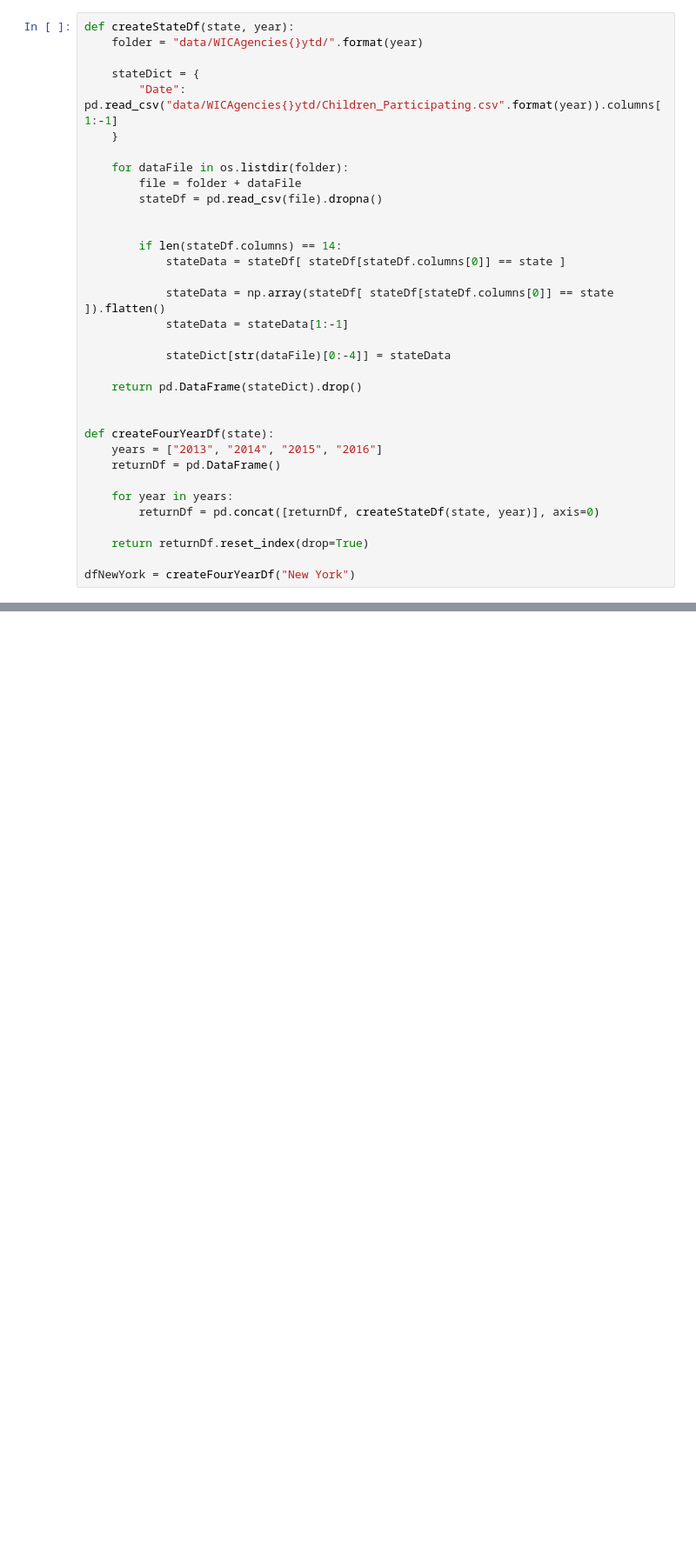
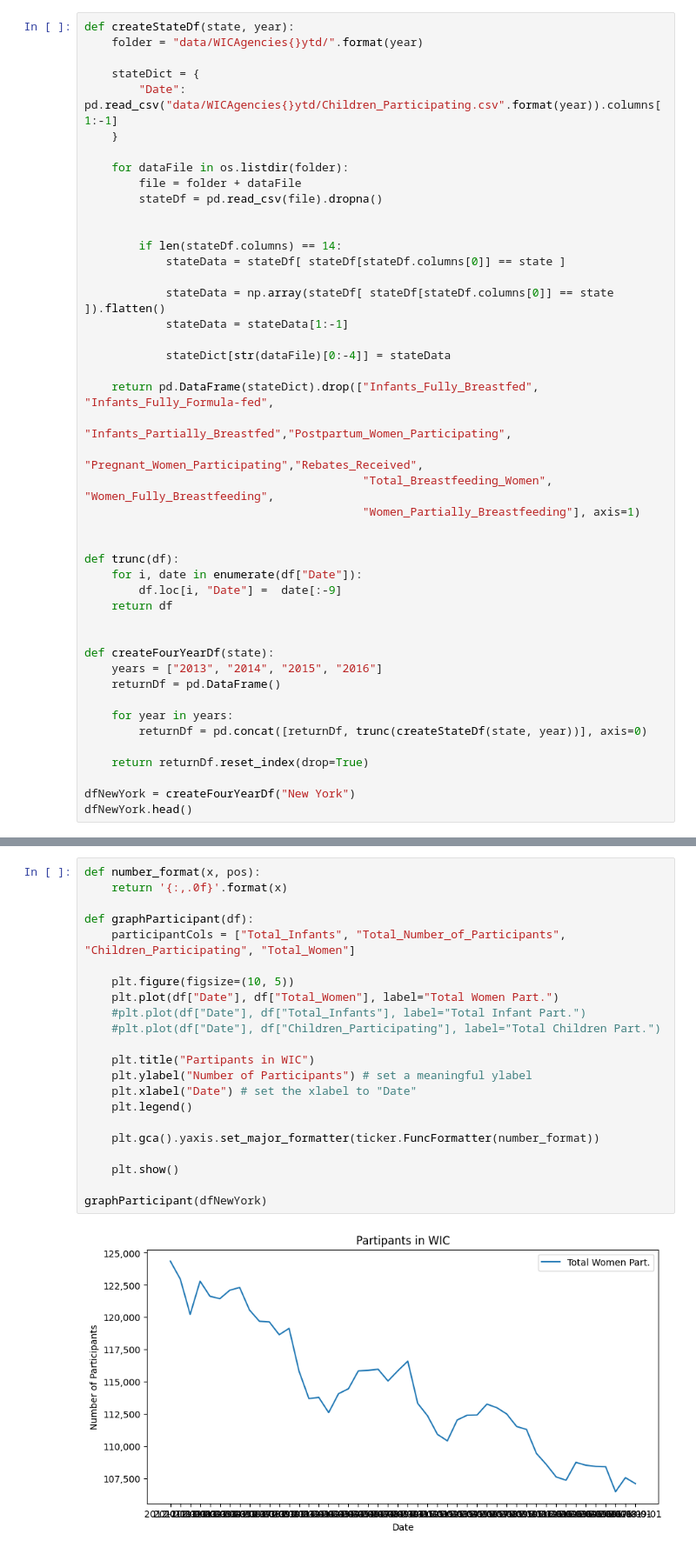
Before and after one commit to kevin-klau/nourishNow, a Jupyter notebook: mapleHacks.ipynb, the cells around one changed output, grey strips where cells are left out. Shown at 87% size. Cells and saved outputs as stored; diff of their text form; blank space fills up the shorter version.

Commit message:
added backend func

```diff
--- a/mapleHacks.ipynb
+++ b/mapleHacks.ipynb
@@ -28,7 +29,17 @@ def createStateDf(state, year):
 
             stateDict[str(dataFile)[0:-4]] = stateData
 
-    return pd.DataFrame(stateDict).drop()
+    return pd.DataFrame(stateDict).drop(["Infants_Fully_Breastfed", "Infants_Fully_Formula-fed",
+                                         "Infants_Partially_Breastfed","Postpartum_Women_Participating",
+                                         "Pregnant_Women_Participating","Rebates_Received",
+                                         "Total_Breastfeeding_Women", "Women_Fully_Breastfeeding",
+                                         "Women_Partially_Breastfeeding"], axis=1)
+
+
+def trunc(df):
+    for i, date in enumerate(df["Date"]):
+        df.loc[i, "Date"] =  date[:-9]
+    return df
 
 
 def createFourYearDf(state):
@@ -36,8 +47,9 @@ def createFourYearDf(state):
     returnDf = pd.DataFrame()
 
     for year in years:
-        returnDf = pd.concat([returnDf, createStateDf(state, year)], axis=0)
+        returnDf = pd.concat([returnDf, trunc(createStateDf(state, year))], axis=0)
 
     return returnDf.reset_index(drop=True)
 
 dfNewYork = createFourYearDf("New York")
+dfNewYork.head()
@@ -72,0 +63,24 @@ dfNewYork
+# %%
+def number_format(x, pos):
+    return '{:,.0f}'.format(x)
+
+def graphParticipant(df):
+    participantCols = ["Total_Infants", "Total_Number_of_Participants", "Children_Participating", "Total_Women"]
+
+    plt.figure(figsize=(10, 5))
+    plt.plot(df["Date"], df["Total_Women"], label="Total Women Part.")
+    #plt.plot(df["Date"], df["Total_Infants"], label="Total Infant Part.")
+    #plt.plot(df["Date"], df["Children_Participating"], label="Total Children Part.")
+
+    plt.title("Partipants in WIC")
+    plt.ylabel("Number of Participants") # set a meaningful ylabel
+    plt.xlabel("Date") # set the xlabel to "Date"
+    plt.legend()
+
+    plt.gca().yaxis.set_major_formatter(ticker.FuncFormatter(number_format))
+
+    plt.show()
+
+graphParticipant(dfNewYork)
+# %% [output]
+[figure, added]
```
Also changed, not shown: parts of 10 cells of this notebook, 1 other file.
